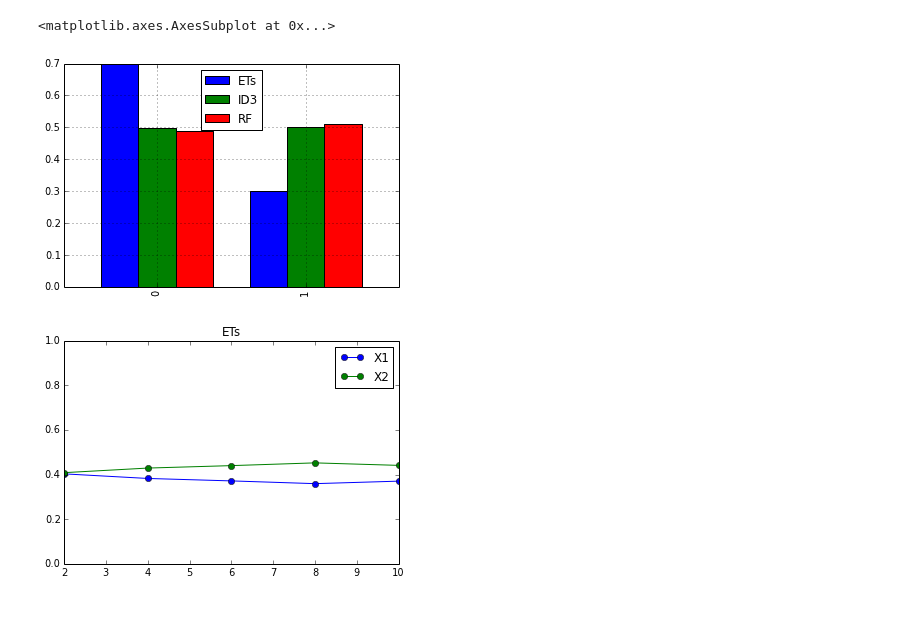
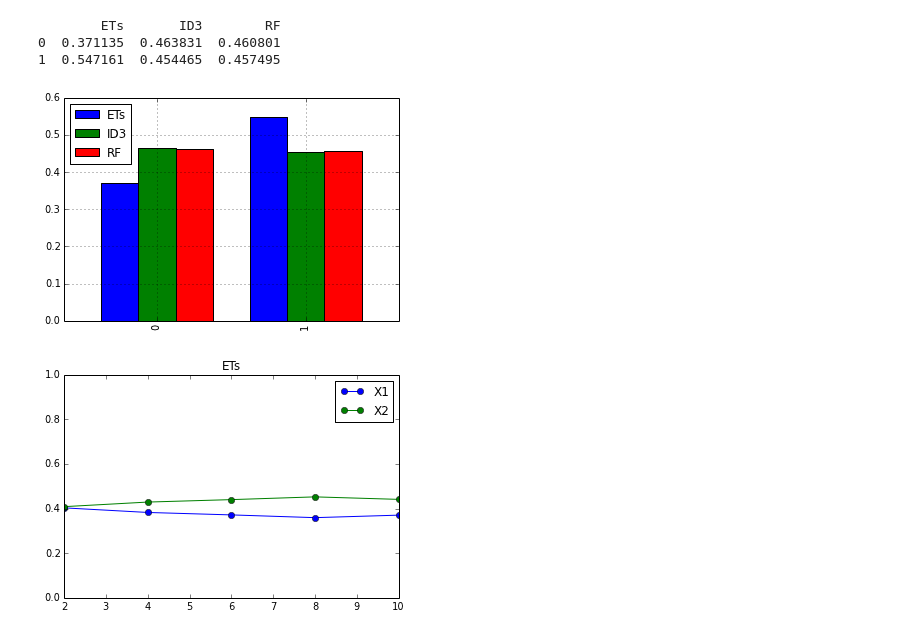
Before and after one commit to glouppe/phd-thesis, a Jupyter notebook: scripts/ch7_bias.ipynb, the cells around one changed output. Saved outputs shown, nothing was run; the diff lists cells and outputs as text; code cells hidden in the pictures.

```diff
--- a/scripts/ch7_bias.ipynb
+++ b/scripts/ch7_bias.ipynb
@@ -41,27 +41,32 @@ def generate_copy(n1=2, n2=20):
     y = X[:, 0]
     return X, y
 # %%
-def generate_sum(n1=10, n2=10, n3=4):
-    X = np.array([np.arange(n2), np.arange(n2)]).T
-    X[:, 0] = X[:, 1] >= n2/2
-    y = X[:, 0]
+def generate():
+    X = np.array([[0, 0],
+                  [1, 1],
+                  [2, 1]])
+    y = np.array([1, 0, 0])
     return X, y
 
 r = {}
-g = generate_sum
+g = generate
 
 for name, cls in [("ID3", partial(RandomizedID3Ensemble, base_estimator=RandomizedID3Classifier(k=1))),
                   ("ETs", partial(ExtraTreesClassifier, max_features=1, criterion="entropy")),
                   ("RF", partial(RandomForestClassifier, max_features=1, bootstrap=False, criterion="entropy"))]:
     X, y = g()
-    f = feature_importances(X, y, cls=cls, n_trees=3000)
+    f = feature_importances(X, y, cls=cls, n_trees=10000)
     r[name] = np.array(f)
 
 df = pd.DataFrame(r)
 df.plot(kind="bar", legend="best")
+
+print df
 # %% [output]
-<matplotlib.axes.AxesSubplot at 0x...>
+        ETs       ID3        RF
+0  0.371135  0.463831  0.460801
+1  0.547161  0.454465  0.457495
-[figure, old version]
+[figure, new version]
 # %%
 r = {}
 g = generate_or
```
Also changed, not shown: 5 other files.
